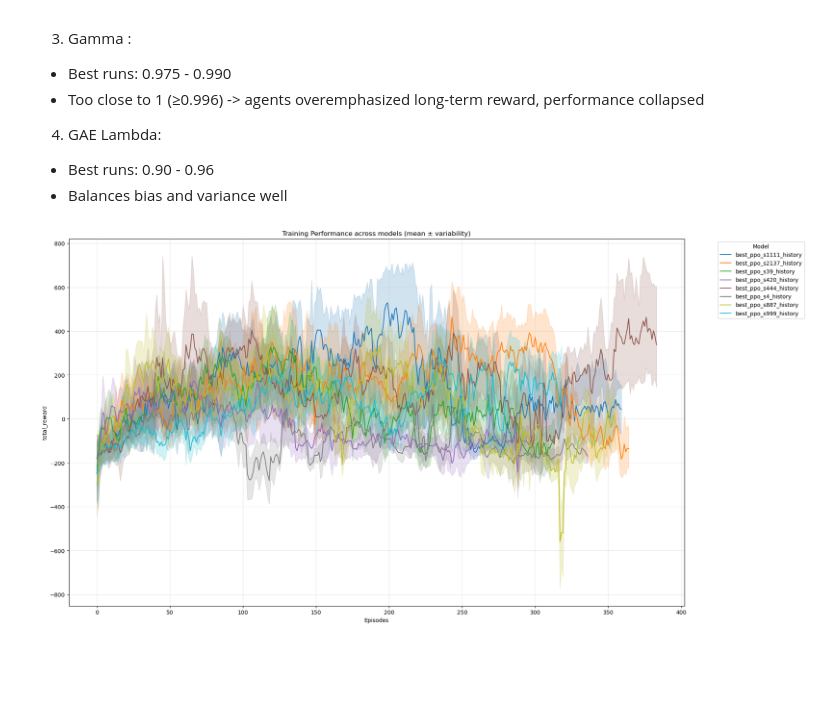
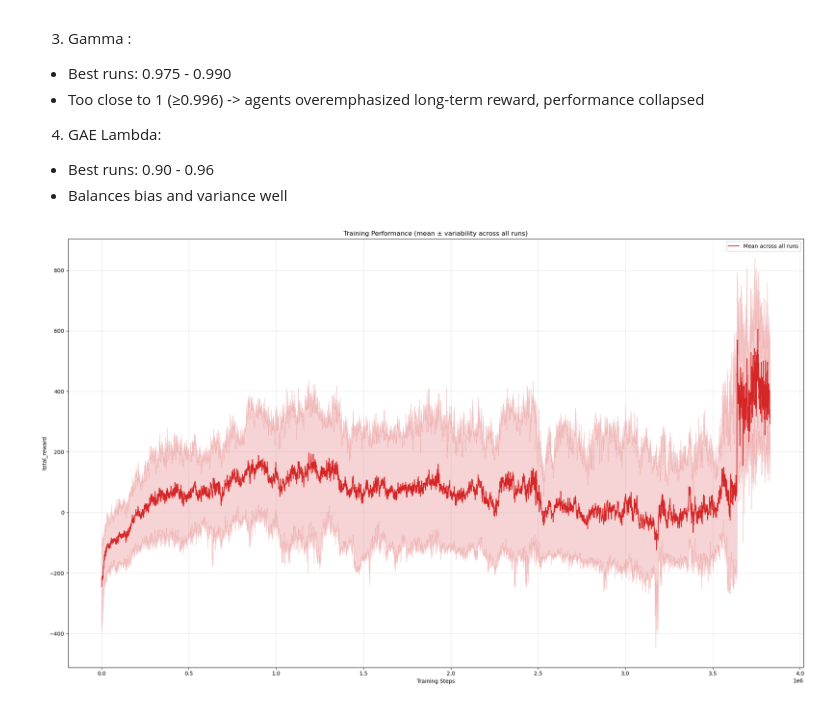
Before and after one commit to xFloly/EffortSim, a Jupyter notebook: analysis.ipynb, the cells around one changed output. Saved outputs shown, nothing was run; the diff lists cells and outputs as text; code cells hidden in the pictures; blank space fills up the shorter version.

```diff
--- a/analysis.ipynb
+++ b/analysis.ipynb
@@ -236,45 +236,50 @@ Low performers often had extreme gamma and small learning rates.
 * Best runs: 0.90 - 0.96
 * Balances bias and variance well
 # %%
+import pandas as pd
+import numpy as np
+import matplotlib.pyplot as plt
 import glob
 import os
-import numpy as np
 
-data_dir = "best_runs"
+data_dir = "wandb_histories/best_runs"
 step_col = "steps_total"
 metric_col = "total_reward"
-bin_size = 1e4
+bin_size = 1000
+
+files = glob.glob(os.path.join(data_dir, "*.csv"))
+dfs = []
+
+for file in files:
+    df = pd.read_csv(file)
+    dfs.append(df)
+
+df_all = pd.concat(dfs, ignore_index=True)
+
+df_all["episode"] = (df_all[step_col] / bin_size).round().astype(int)
+
+grouped = (
+    df_all.groupby("episode")
+    .agg(
+        mean_val=(metric_col, "mean"),
+        p15=(metric_col, lambda x: np.percentile(x, 15)),
+        p85=(metric_col, lambda x: np.percentile(x, 85)),
+    )
+    .reset_index()
+)
+
+grouped["steps"] = grouped["episode"] * bin_size
 
 plt.figure(figsize=(20, 12))
+plt.plot(grouped["steps"], grouped["mean_val"], color="tab:red", label="Mean across all runs")
+plt.fill_between(grouped["steps"], grouped["p15"], grouped["p85"], color="tab:red", alpha=0.2)
 
-files = glob.glob(os.path.join(data_dir, "*.csv"))
-colors = plt.cm.tab10(np.linspace(0, 1, len(files)))
-
-for i, file in enumerate(sorted(files)):
-    df = pd.read_csv(file)
-
-    model_name = os.path.splitext(os.path.basename(file))[0]
-
-    df["episode"] = (df[step_col] / bin_size).round().astype(int)
-
-    grouped = (
-        df.groupby("episode")
-        .agg(
-            mean_val=(metric_col, "mean"),
-            p15=(metric_col, lambda x: np.percentile(x, 15)),
-            p85=(metric_col, lambda x: np.percentile(x, 85)),
-        )
-        .reset_index()
-    )
-    plt.plot(grouped["episode"], grouped["mean_val"], color=colors[i], label=model_name)
-    plt.fill_between(grouped["episode"], grouped["p15"], grouped["p85"], color=colors[i], alpha=0.2)
-
-plt.title("Training Performance across models (mean ± variability)")
-plt.xlabel("Episodes")
+plt.title("Training Performance (mean ± variability across all runs)")
+plt.xlabel("Training Steps")
 plt.ylabel(metric_col)
-plt.legend(title="Model", bbox_to_anchor=(1.05, 1), loc="upper left")
+plt.legend()
 plt.grid(True, alpha=0.3)
-# plt.tight_layout()
+plt.tight_layout()
 plt.show()
 # %% [output]
-[figure, old version]
+[figure, new version]
```
Also changed, not shown: parts of 1 cell of this notebook.
